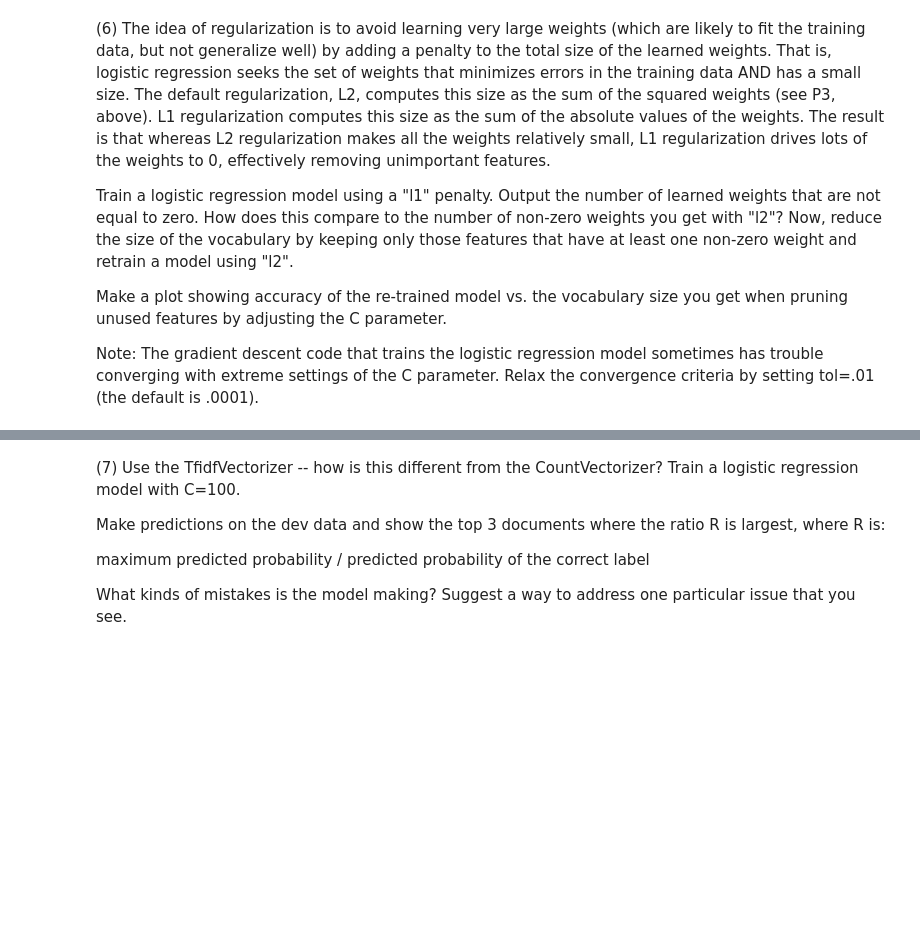
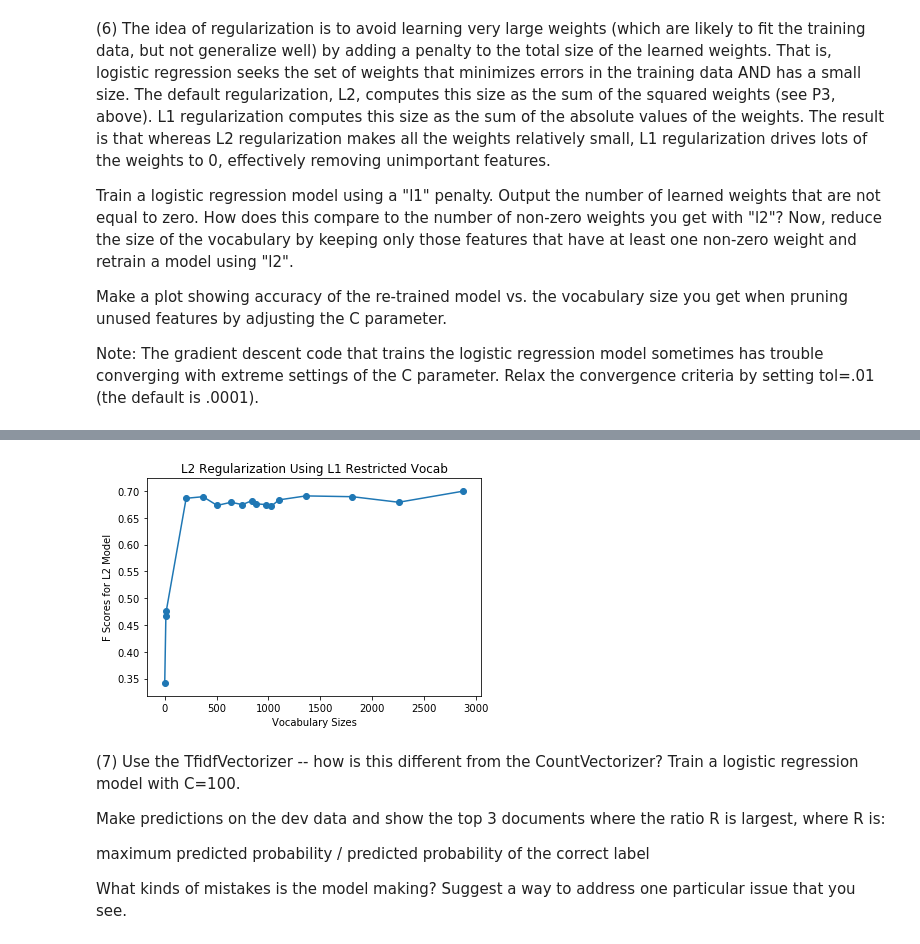
Before and after one commit to colbycarter/colbyc-w207, a Jupyter notebook: backup/Colby_Carter_p2.ipynb, the cells around one changed output, grey strips where cells are left out. Saved outputs shown, nothing was run; the diff lists cells and outputs as text; code cells hidden in the pictures; blank space fills up the shorter version.

```diff
--- a/backup/Colby_Carter_p2.ipynb
+++ b/backup/Colby_Carter_p2.ipynb
@@ -460,3 +475,56 @@ P6()
+# %%
+def P6_plot(c_array=[.3]):
+
+    # Keep this random seed here to make comparison easier.
+    #np.random.seed(0)
+
+    ### STUDENT START ###
+    vectorizer_l1 = CountVectorizer()
+    train_feats = vectorizer_l1.fit_transform(train_data)
+    orig_vocab = vectorizer_l1.get_feature_names()
+    vocab_sizes = []
+    F1_scores = []
+
+    for c in c_array:
+        #train with L1 regularization
+        logit_l1 = LogisticRegression(penalty="l1", C=c, tol = .01)
+        logit_l1.fit(train_feats, train_labels)
+        non_zero_l1 = np.count_nonzero(np.count_nonzero(logit_l1.coef_, axis=0))
+
+        #reduce vocab list to that of L2 model
+        new_vocab = []
+        index = 0
+        for feat in np.count_nonzero(logit_l1.coef_, axis=0):
+            if feat > 0:
+                new_vocab.append(orig_vocab[index])
+            index+=1
+        vocab_sizes.append(len(new_vocab))
+
+        #retrain L2 model with restricted vocab
+        vectorizer_l2 = CountVectorizer(vocabulary=new_vocab)
+        train_feats_restr = vectorizer_l2.fit_transform(train_data)
+        logit_restr = LogisticRegression(penalty="l2", C=c, tol = .01)
+        logit_restr.fit(train_feats_restr, train_labels)
+        dev_vocab = vectorizer_l2.transform(dev_data)
+        preds = logit_restr.predict(dev_vocab)
+        F1_scores.append(metrics.f1_score(dev_labels, preds, average='micro'))
+
+    #print(vocab_sizes)
+    #print(F1_scores)
+
+    plt.plot(vocab_sizes, F1_scores)
+    plt.scatter(vocab_sizes, F1_scores)
+    plt.title('L2 Regularization Using L1 Restricted Vocab')
+    plt.ylabel('F Scores for L2 Model')
+    plt.xlabel('Vocabulary Sizes')
+    plt.show()
+
+
+#c_array = [0.1, 0.2, 0.5, 1.0]
+c_array = [0.001, .005, 0.01, 0.1, 0.2, 0.3, 0.4, 0.5, 0.6, 0.7, 0.8, 0.9, 1.0, 1.5, 2.0, 5.0, 10.0]
+P6_plot(c_array)
+# %% [output]
+[figure, added]
 # %% [markdown]
 (7) Use the TfidfVectorizer -- how is this different from the CountVectorizer? Train a logistic regression model with C=100.
 
```
Also changed, not shown: parts of 5 cells of this notebook.
